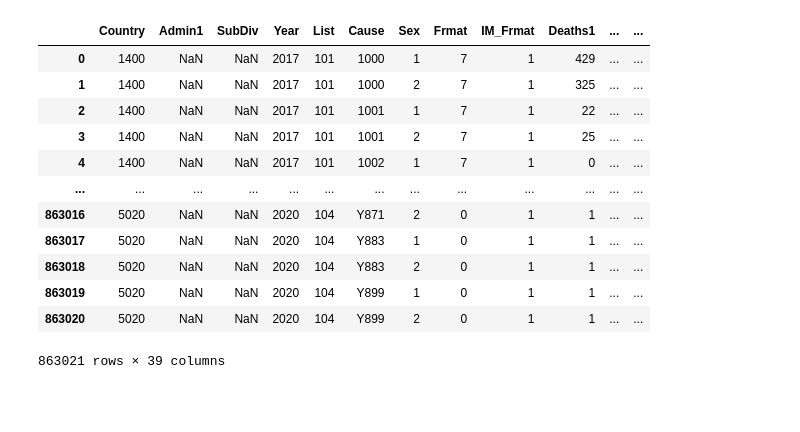
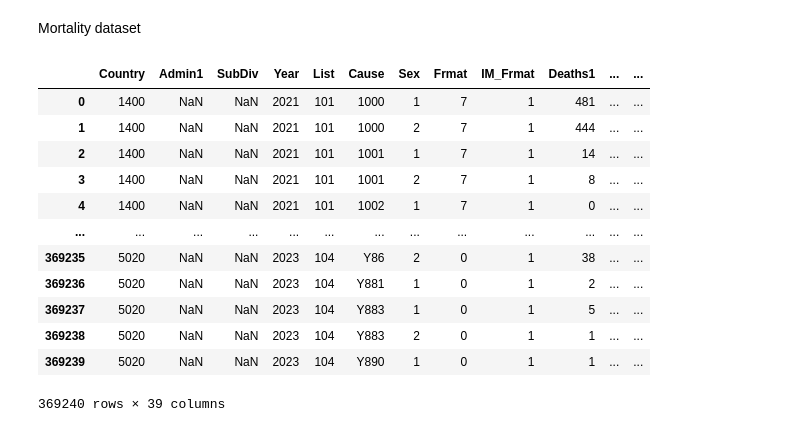
Before and after one commit to GabrielJuan349/epimap, a Jupyter notebook: src/eda/data_analysis.ipynb, the cells around one changed output. Saved outputs shown, nothing was run; the diff lists cells and outputs as text; code cells hidden in the pictures; blank space fills up the shorter version.

Commit message:
Finished data preparation

```diff
--- a/src/eda/data_analysis.ipynb
+++ b/src/eda/data_analysis.ipynb
@@ -3,17 +4,19 @@ import pandas as pd
+# %% [markdown]
+Mortality dataset
 # %%
-df = pd.read_csv('../data/Morticd10_part5')
+df = pd.read_csv('../../data/Morticd10_part6')
 df
 # %% [output]
 |  | Country | Admin1 | SubDiv | Year | List | Cause | Sex | Frmat | IM_Frmat | Deaths1 | ... | ... |
-| 0 | 1400 | NaN | NaN | 2017 | 101 | 1000 | 1 | 7 | 1 | 429 | ... | ... |
-| 1 | 1400 | NaN | NaN | 2017 | 101 | 1000 | 2 | 7 | 1 | 325 | ... | ... |
-| 2 | 1400 | NaN | NaN | 2017 | 101 | 1001 | 1 | 7 | 1 | 22 | ... | ... |
-| 3 | 1400 | NaN | NaN | 2017 | 101 | 1001 | 2 | 7 | 1 | 25 | ... | ... |
-| 4 | 1400 | NaN | NaN | 2017 | 101 | 1002 | 1 | 7 | 1 | 0 | ... | ... |
+| 0 | 1400 | NaN | NaN | 2021 | 101 | 1000 | 1 | 7 | 1 | 481 | ... | ... |
+| 1 | 1400 | NaN | NaN | 2021 | 101 | 1000 | 2 | 7 | 1 | 444 | ... | ... |
+| 2 | 1400 | NaN | NaN | 2021 | 101 | 1001 | 1 | 7 | 1 | 14 | ... | ... |
+| 3 | 1400 | NaN | NaN | 2021 | 101 | 1001 | 2 | 7 | 1 | 8 | ... | ... |
+| 4 | 1400 | NaN | NaN | 2021 | 101 | 1002 | 1 | 7 | 1 | 0 | ... | ... |
 | ... | ... | ... | ... | ... | ... | ... | ... | ... | ... | ... | ... | ... |
-| 863016 | 5020 | NaN | NaN | 2020 | 104 | Y871 | 2 | 0 | 1 | 1 | ... | ... |
-| 863017 | 5020 | NaN | NaN | 2020 | 104 | Y883 | 1 | 0 | 1 | 1 | ... | ... |
-| 863018 | 5020 | NaN | NaN | 2020 | 104 | Y883 | 2 | 0 | 1 | 1 | ... | ... |
-| 863019 | 5020 | NaN | NaN | 2020 | 104 | Y899 | 1 | 0 | 1 | 1 | ... | ... |
-| 863020 | 5020 | NaN | NaN | 2020 | 104 | Y899 | 2 | 0 | 1 | 1 | ... | ... |
+| 369235 | 5020 | NaN | NaN | 2023 | 104 | Y86 | 2 | 0 | 1 | 38 | ... | ... |
+| 369236 | 5020 | NaN | NaN | 2023 | 104 | Y881 | 1 | 0 | 1 | 2 | ... | ... |
+| 369237 | 5020 | NaN | NaN | 2023 | 104 | Y883 | 1 | 0 | 1 | 5 | ... | ... |
+| 369238 | 5020 | NaN | NaN | 2023 | 104 | Y883 | 2 | 0 | 1 | 1 | ... | ... |
+| 369239 | 5020 | NaN | NaN | 2023 | 104 | Y890 | 1 | 0 | 1 | 1 | ... | ... |
-863021 rows × 39 columns
+369240 rows × 39 columns
```
Also changed, not shown: parts of 34 cells of this notebook.
